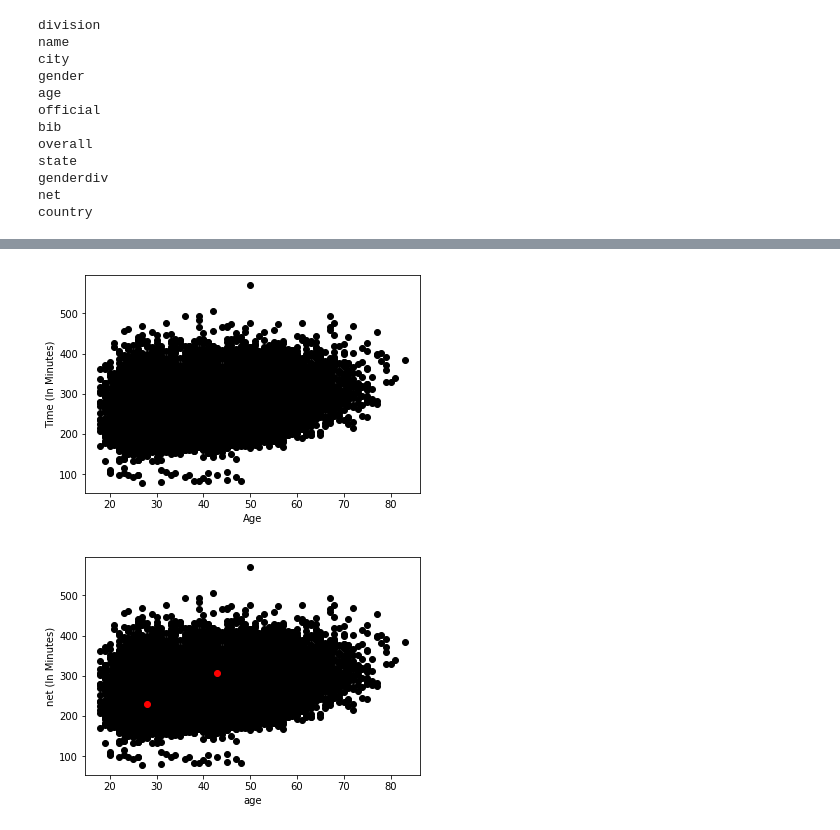
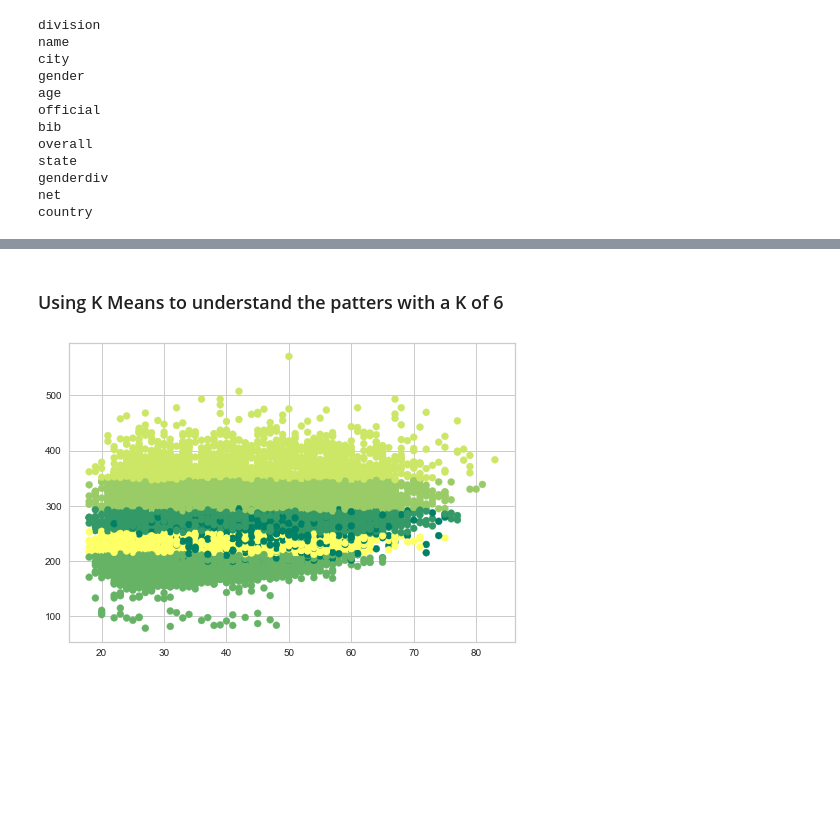
Before and after one commit to irenebratsis/Thinkful, a Jupyter notebook: 30.4 Clustering Challenge .ipynb, the cells around one changed output, grey strips where cells are left out. Saved outputs shown, nothing was run; the diff lists cells and outputs as text; code cells hidden in the pictures; blank space fills up the shorter version.

```diff
--- a/30.4 Clustering Challenge .ipynb
+++ b/30.4 Clustering Challenge .ipynb
@@ -35,0 +86,11 @@ country
+# %%
+df_new["country_encoded"] = le.transform(df_new.country)
+# %%
+X = df_new[["age","net", "gender_M", "country_encoded"]]
+# %%
+
+# Normalize the data.
+X_norm = normalize(X)
+
+# Calculate predicted values.
+y_pred = KMeans(n_clusters=6, random_state=42).fit_predict(X)
@@ -35,0 +133,12 @@ country
+# %%
+from sklearn.cluster import KMeans
+from sklearn.datasets import make_blobs
+
+from yellowbrick.cluster import KElbowVisualizer
+
+# Instantiate the clustering model and visualizer
+model = KMeans()
+visualizer = KElbowVisualizer(model, k=(4,12))
+
+visualizer.fit(X)        # Fit the data to the visualizer
+visualizer.show()        # Finalize and render the figure
@@ -36,24 +148,8 @@ country
+# %% [markdown]
+### Using K Means to understand the patters with a K of 6
 # %%
-X = df[["age","net"]]
-#Visualise data points
-plt.scatter(X["age"],X["net"],c='black')
-plt.xlabel('Age')
-plt.ylabel('Time (In Minutes)')
+
+plt.scatter(X['age'], X['net'], c=y_pred, cmap ="summer" )
 plt.show()
 # %% [output]
-[figure, old version]
+[figure, new version]
-# %%
-# Step 1 and 2 - Choose the number of clusters (k) and select random centroid for each cluster
-
-#number of clusters
-K=2
-
-# Select random observation as centroids
-Centroids = (X.sample(n=K))
-plt.scatter(X["age"],X["net"],c='black')
-plt.scatter(Centroids["age"],Centroids["net"],c='red')
-plt.xlabel('age')
-plt.ylabel('net (In Minutes)')
-plt.show()
-# %% [output]
-[figure, removed]
```
Also changed, not shown: parts of 31 cells of this notebook.
